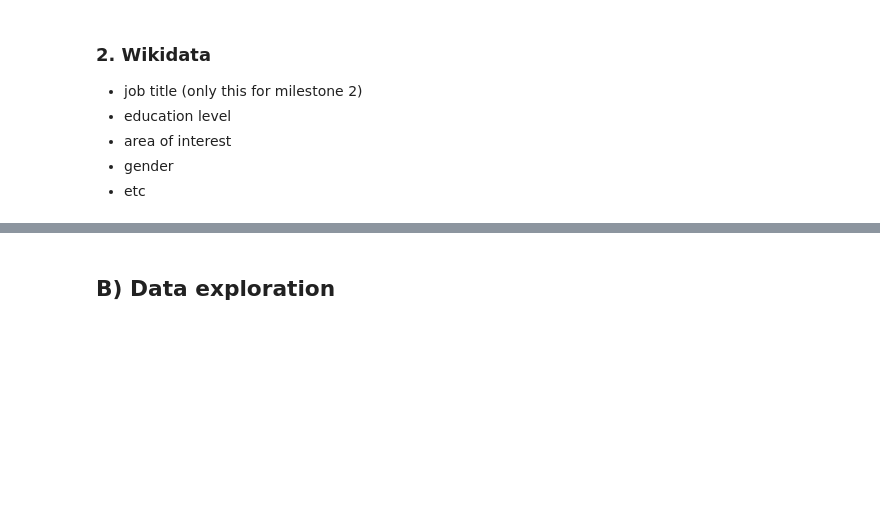
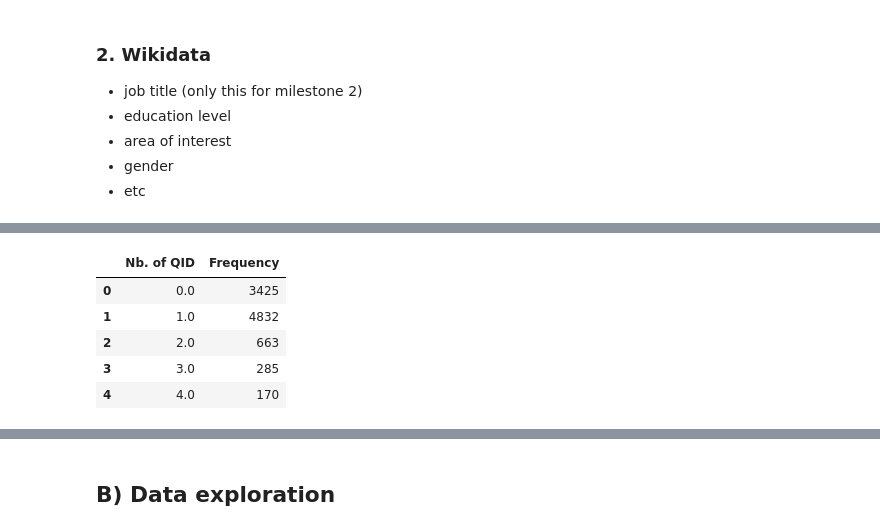
Before and after one commit to epfl-ada/ada-2021-project-i-did-ada-did-i, a Jupyter notebook: Pipeline.ipynb, the cells around one changed output, grey strips where cells are left out. Saved outputs shown, nothing was run; the diff lists cells and outputs as text; code cells hidden in the pictures; blank space fills up the shorter version.

```diff
--- a/Pipeline.ipynb
+++ b/Pipeline.ipynb
@@ -58,0 +154,12 @@ df_quotes.head()
+# %%
+# Display the frequency using a dataframe instead of a histogram
+val, freq = np.unique(length_qids, return_counts=True)
+df_QID_freq = pd.DataFrame(data={"Nb. of QID":val, "Frequency":freq})
+df_QID_freq.head(5)
+# %% [output]
+|  | Nb. of QID | Frequency |
+| 0 | 0.0 | 3425 |
+| 1 | 1.0 | 4832 |
+| 2 | 2.0 | 663 |
+| 3 | 3.0 | 285 |
+| 4 | 4.0 | 170 |
```
Also changed, not shown: parts of 40 cells of this notebook.
